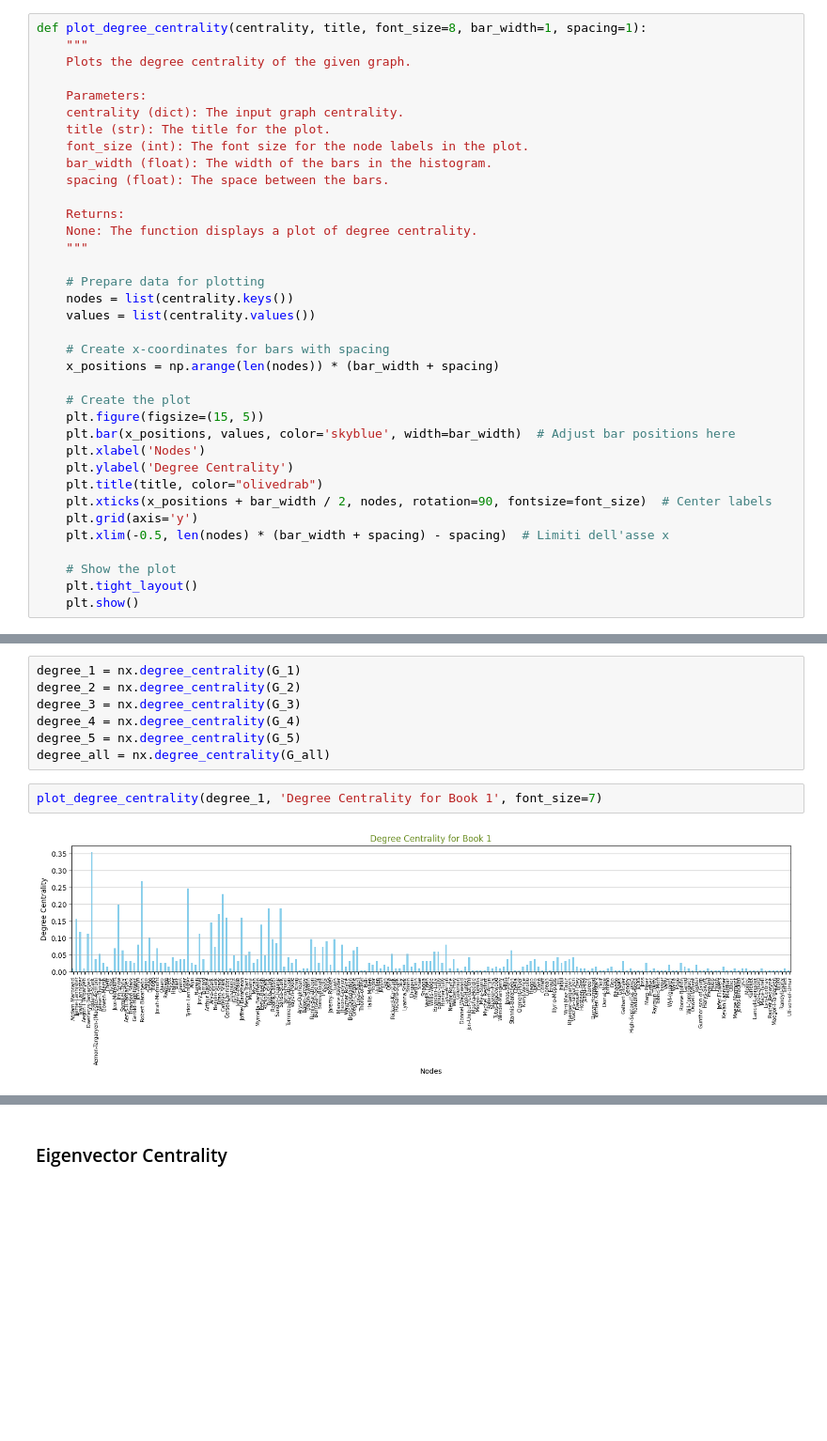
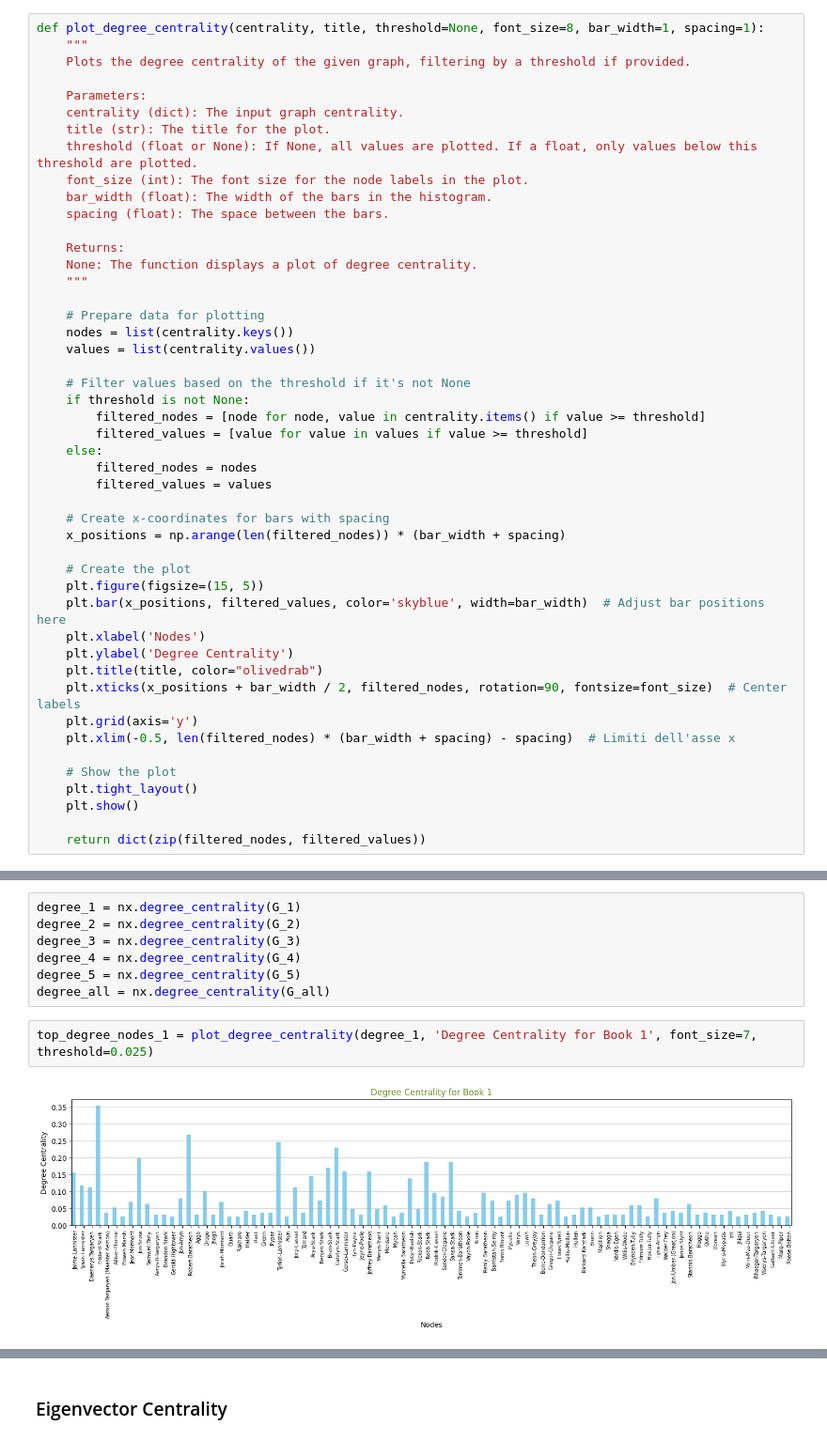
Before and after one commit to RiccardoRomeo01/SocialNetworkAnalysisProject, a Jupyter notebook: Social_Network_Analysis_Project.ipynb, the cells around one changed output, grey strips where cells are left out. Shown at 94% size. Cells and saved outputs as stored; diff of their text form; blank space fills up the shorter version.

```diff
--- a/Social_Network_Analysis_Project.ipynb
+++ b/Social_Network_Analysis_Project.ipynb
@@ -74,13 +74,14 @@ G_all = nx.from_pandas_edgelist(all_book_df, 'Source', 'Target', edge_attr=True)
 # %% [markdown]
 ### Degree Centrality
 # %%
-def plot_degree_centrality(centrality, title, font_size=8, bar_width=1, spacing=1):
+def plot_degree_centrality(centrality, title, threshold=None, font_size=8, bar_width=1, spacing=1):
     """
-    Plots the degree centrality of the given graph.
+    Plots the degree centrality of the given graph, filtering by a threshold if provided.
 
     Parameters:
     centrality (dict): The input graph centrality.
     title (str): The title for the plot.
+    threshold (float or None): If None, all values are plotted. If a float, only values below this threshold are plotted.
     font_size (int): The font size for the node labels in the plot.
     bar_width (float): The width of the bars in the histogram.
     spacing (float): The space between the bars.
@@ -93,19 +94,29 @@ def plot_degree_centrality(centrality, title, font_size=8, bar_width=1, spacing=
     nodes = list(centrality.keys())
     values = list(centrality.values())
 
+    # Filter values based on the threshold if it's not None
+    if threshold is not None:
+        filtered_nodes = [node for node, value in centrality.items() if value >= threshold]
+        filtered_values = [value for value in values if value >= threshold]
+    else:
+        filtered_nodes = nodes
+        filtered_values = values
+
     # Create x-coordinates for bars with spacing
-    x_positions = np.arange(len(nodes)) * (bar_width + spacing)
+    x_positions = np.arange(len(filtered_nodes)) * (bar_width + spacing)
 
     # Create the plot
     plt.figure(figsize=(15, 5))
-    plt.bar(x_positions, values, color='skyblue', width=bar_width)  # Adjust bar positions here
+    plt.bar(x_positions, filtered_values, color='skyblue', width=bar_width)  # Adjust bar positions here
     plt.xlabel('Nodes')
     plt.ylabel('Degree Centrality')
     plt.title(title, color="olivedrab")
-    plt.xticks(x_positions + bar_width / 2, nodes, rotation=90, fontsize=font_size)  # Center labels
+    plt.xticks(x_positions + bar_width / 2, filtered_nodes, rotation=90, fontsize=font_size)  # Center labels
     plt.grid(axis='y')
-    plt.xlim(-0.5, len(nodes) * (bar_width + spacing) - spacing)  # Limiti dell'asse x
+    plt.xlim(-0.5, len(filtered_nodes) * (bar_width + spacing) - spacing)  # Limiti dell'asse x
 
     # Show the plot
     plt.tight_layout()
     plt.show()
+
+    return dict(zip(filtered_nodes, filtered_values))
@@ -117,6 +192,6 @@ degree_4 = nx.degree_centrality(G_4)
 degree_5 = nx.degree_centrality(G_5)
 degree_all = nx.degree_centrality(G_all)
 # %%
-plot_degree_centrality(degree_1, 'Degree Centrality for Book 1', font_size=7)
+top_degree_nodes_1 = plot_degree_centrality(degree_1, 'Degree Centrality for Book 1', font_size=7, threshold=0.025)
 # %% [output]
-[figure, old version]
+[figure, new version]
```
Also changed, not shown: parts of 32 cells of this notebook.
